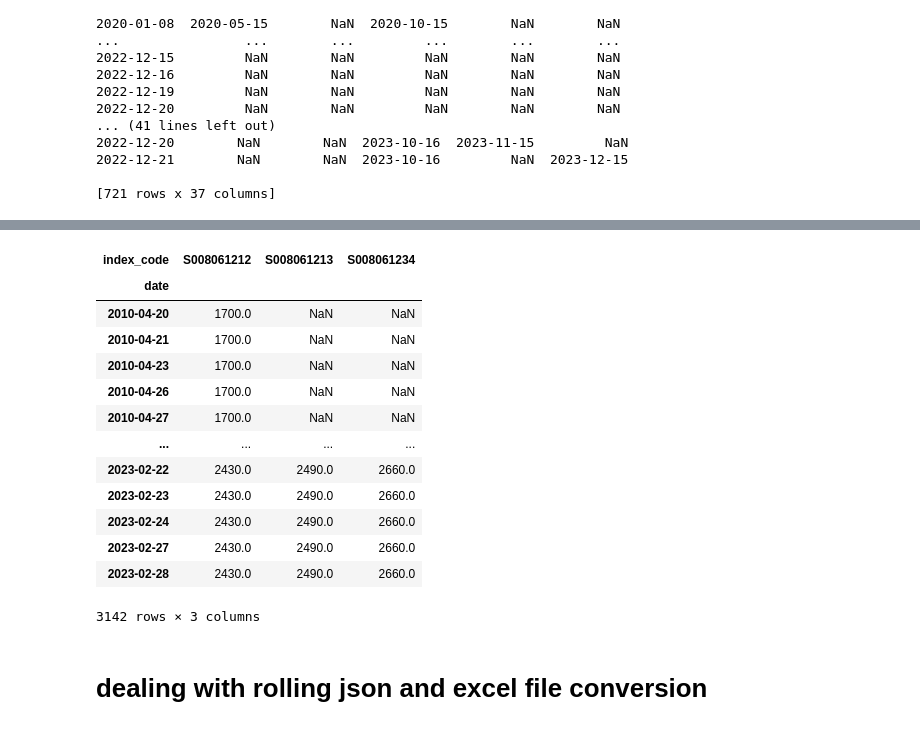
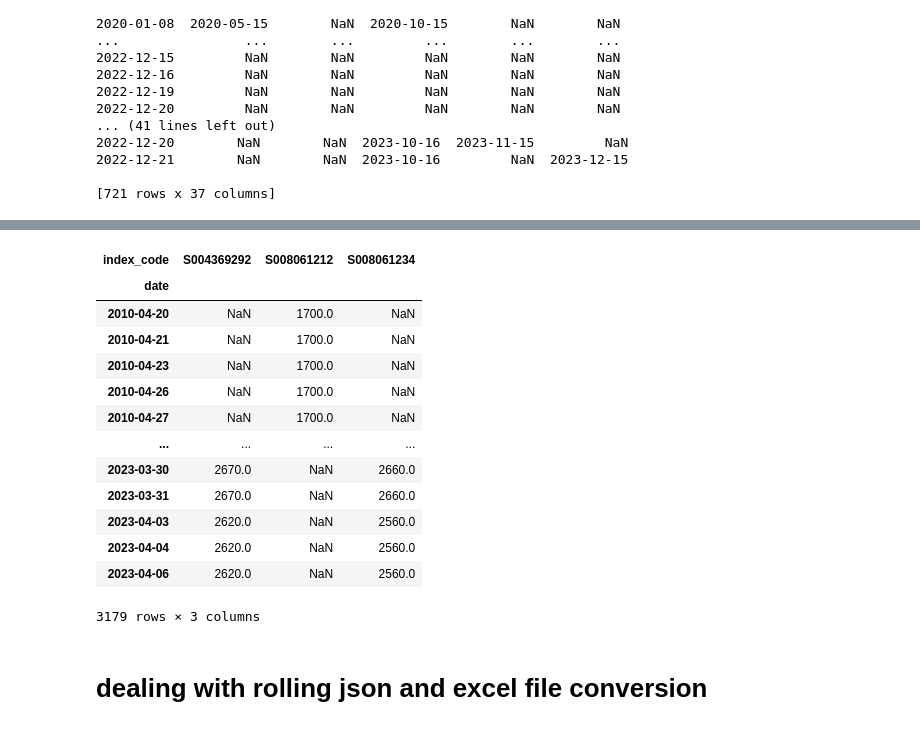
Before and after one commit to harvey1673/pyktrader3, a Jupyter notebook: bktest/code experiments.ipynb, the cells around one changed output, grey strips where cells are left out. Saved outputs shown, nothing was run; the diff lists cells and outputs as text; code cells hidden in the pictures.

```diff
--- a/bktest/test_nearby.ipynb
+++ b/bktest/code experiments.ipynb
@@ -444,22 +447,22 @@ for index_name, freq, unit, index_code in xdf.columns:
     adf['ref_name'] = '_'.join(index_name.split(':'))
     adf.to_sql('edb', con = conn, if_exists='append', index=False, method = func)
 # %%
-load_codes_from_edb(['S008061213','S008061212', 'S008061234'], source='ifind', column_name='index_code')
+load_codes_from_edb(['S004369292','S008061212', 'S008061234'], source='ifind', column_name='index_code')
 # %% [output]
-| index_code | S008061212 | S008061213 | S008061234 |
+| index_code | S004369292 | S008061212 | S008061234 |
 | date |  |  |  |
-| 2010-04-20 | 1700.0 | NaN | NaN |
-| 2010-04-21 | 1700.0 | NaN | NaN |
-| 2010-04-23 | 1700.0 | NaN | NaN |
-| 2010-04-26 | 1700.0 | NaN | NaN |
-| 2010-04-27 | 1700.0 | NaN | NaN |
+| 2010-04-20 | NaN | 1700.0 | NaN |
+| 2010-04-21 | NaN | 1700.0 | NaN |
+| 2010-04-23 | NaN | 1700.0 | NaN |
+| 2010-04-26 | NaN | 1700.0 | NaN |
+| 2010-04-27 | NaN | 1700.0 | NaN |
 | ... | ... | ... | ... |
-| 2023-02-22 | 2430.0 | 2490.0 | 2660.0 |
-| 2023-02-23 | 2430.0 | 2490.0 | 2660.0 |
-| 2023-02-24 | 2430.0 | 2490.0 | 2660.0 |
-| 2023-02-27 | 2430.0 | 2490.0 | 2660.0 |
-| 2023-02-28 | 2430.0 | 2490.0 | 2660.0 |
+| 2023-03-30 | 2670.0 | NaN | 2660.0 |
+| 2023-03-31 | 2670.0 | NaN | 2660.0 |
+| 2023-04-03 | 2620.0 | NaN | 2560.0 |
+| 2023-04-04 | 2620.0 | NaN | 2560.0 |
+| 2023-04-06 | 2620.0 | NaN | 2560.0 |
-3142 rows × 3 columns
+3179 rows × 3 columns
 # %% [markdown]
 # dealing with rolling json and excel file conversion
 # %%
```
Also changed, not shown: parts of 2 cells of this notebook, 19 other files.
